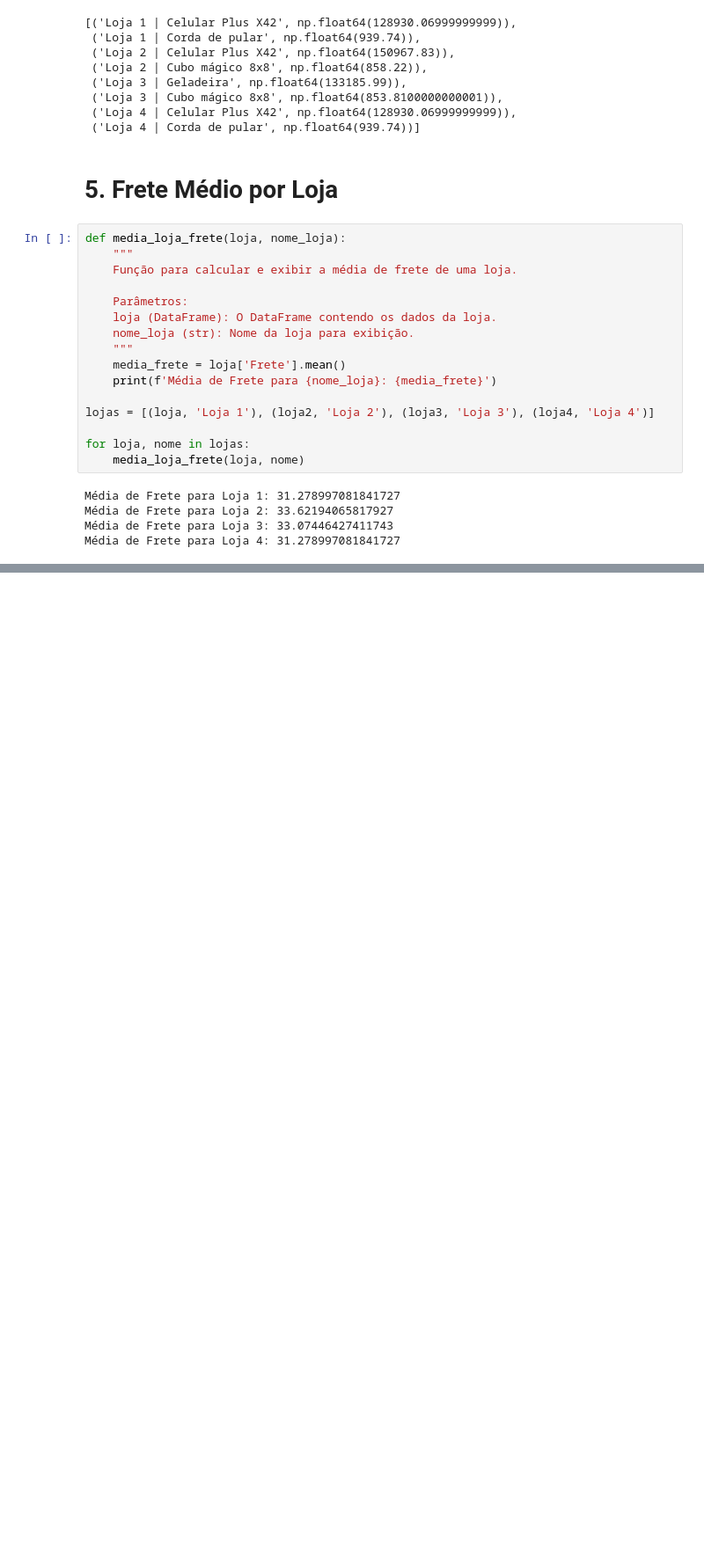
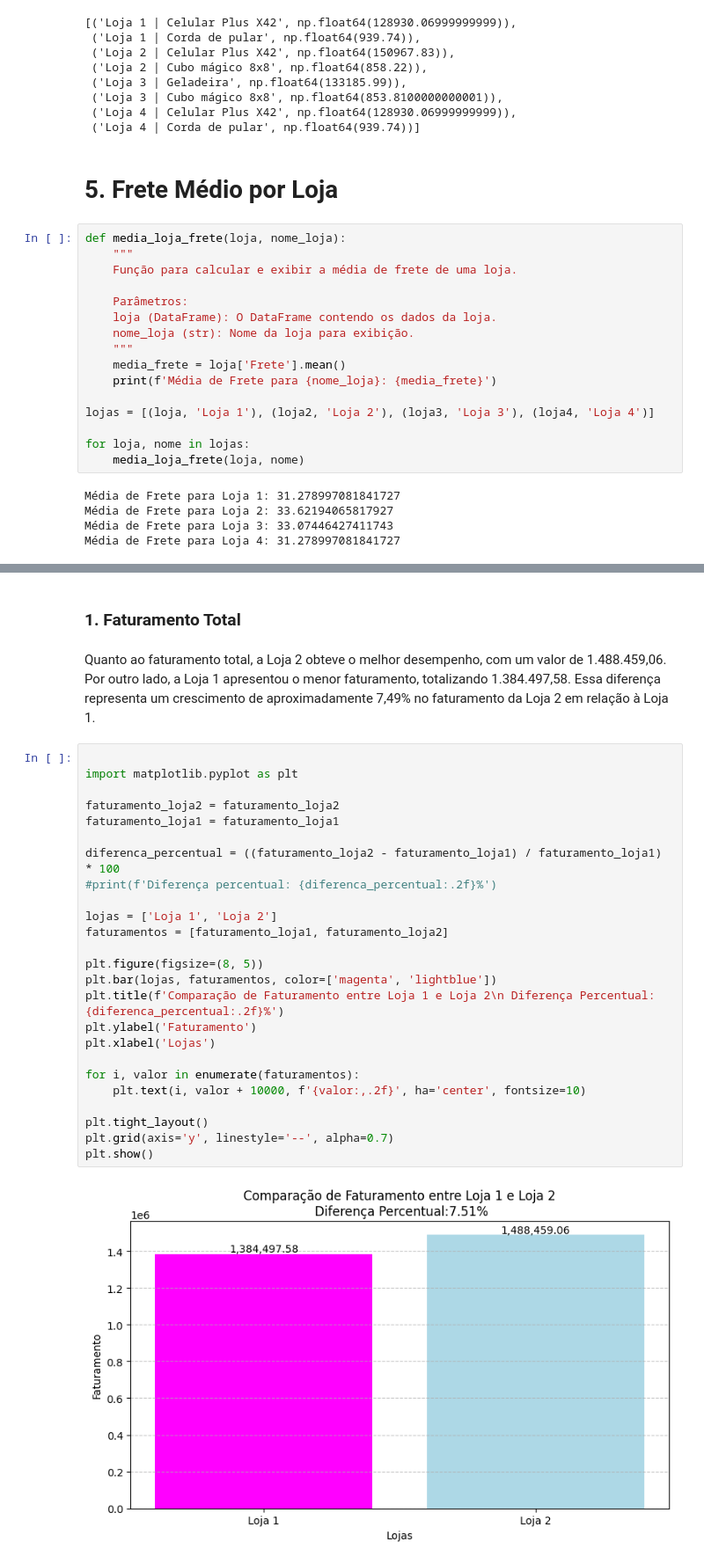
Before and after one commit to Tayara32/AluraStore, a Jupyter notebook: AluraStoreBr_TayaraCruz.ipynb, the cells around one changed output, grey strips where cells are left out. Shown: that part at 88% size. Drawn from its saved outputs; the diff is of its cells as text; blank space fills up the shorter version.

```diff
--- a/AluraStoreBr_TayaraCruz.ipynb
+++ b/AluraStoreBr_TayaraCruz.ipynb
@@ -332,0 +348,32 @@ Média de Frete para Loja 4: 31.278997081841727
+# %% [markdown]
+### 1. Faturamento Total
+# %% [markdown]
+Quanto ao faturamento total, a Loja 2 obteve o melhor desempenho, com um valor de 1.488.459,06. Por outro lado, a Loja 1 apresentou o menor faturamento, totalizando 1.384.497,58.
+Essa diferença representa um crescimento de aproximadamente 7,49% no faturamento da Loja 2 em relação à Loja 1.
+# %%
+
+import matplotlib.pyplot as plt
+
+faturamento_loja2 = faturamento_loja2
+faturamento_loja1 = faturamento_loja1
+
+diferenca_percentual = ((faturamento_loja2 - faturamento_loja1) / faturamento_loja1) * 100
+#print(f'Diferença percentual: {diferenca_percentual:.2f}%')
+
+lojas = ['Loja 1', 'Loja 2']
+faturamentos = [faturamento_loja1, faturamento_loja2]
+
+plt.figure(figsize=(8, 5))
+plt.bar(lojas, faturamentos, color=['magenta', 'lightblue'])
+plt.title(f'Comparação de Faturamento entre Loja 1 e Loja 2\n Diferença Percentual:{diferenca_percentual:.2f}%')
+plt.ylabel('Faturamento')
+plt.xlabel('Lojas')
+
+for i, valor in enumerate(faturamentos):
+    plt.text(i, valor + 10000, f'{valor:,.2f}', ha='center', fontsize=10)
+
+plt.tight_layout()
+plt.grid(axis='y', linestyle='--', alpha=0.7)
+plt.show()
+# %% [output]
+[figure, added]
```
Also changed, not shown: parts of 19 cells of this notebook.
